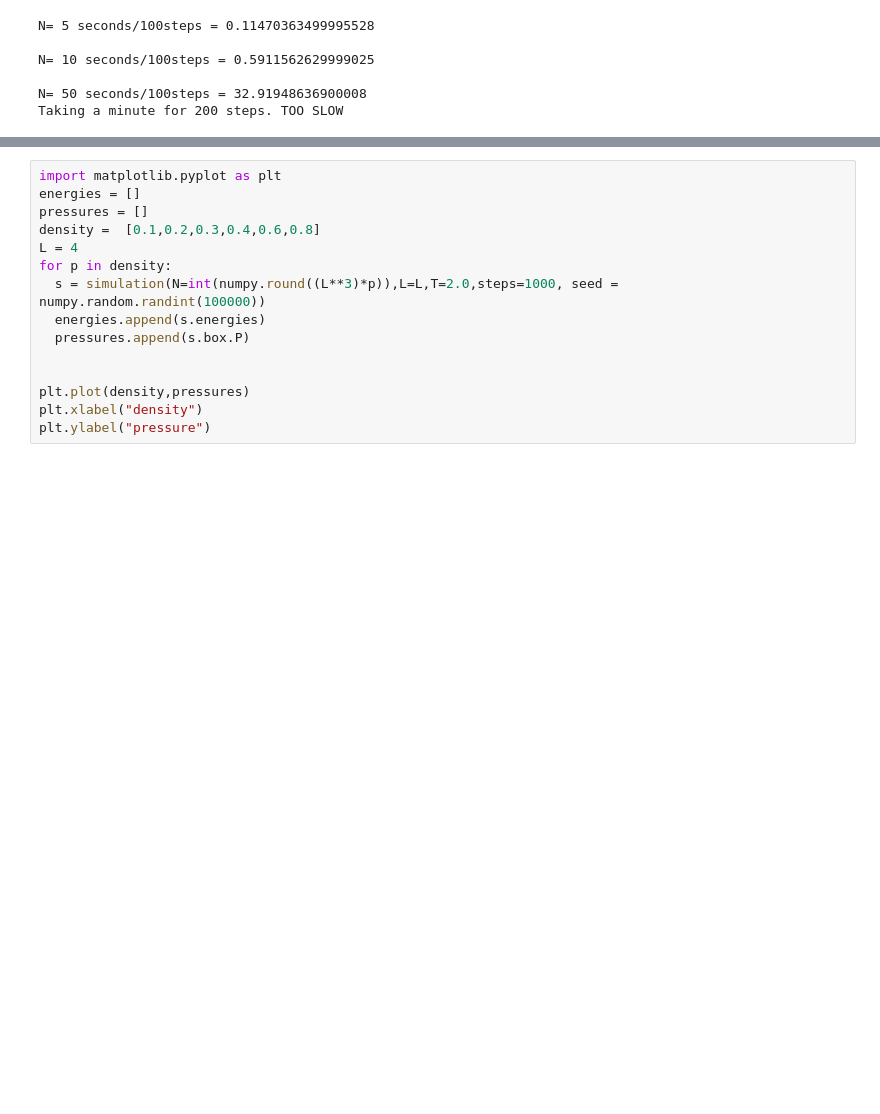
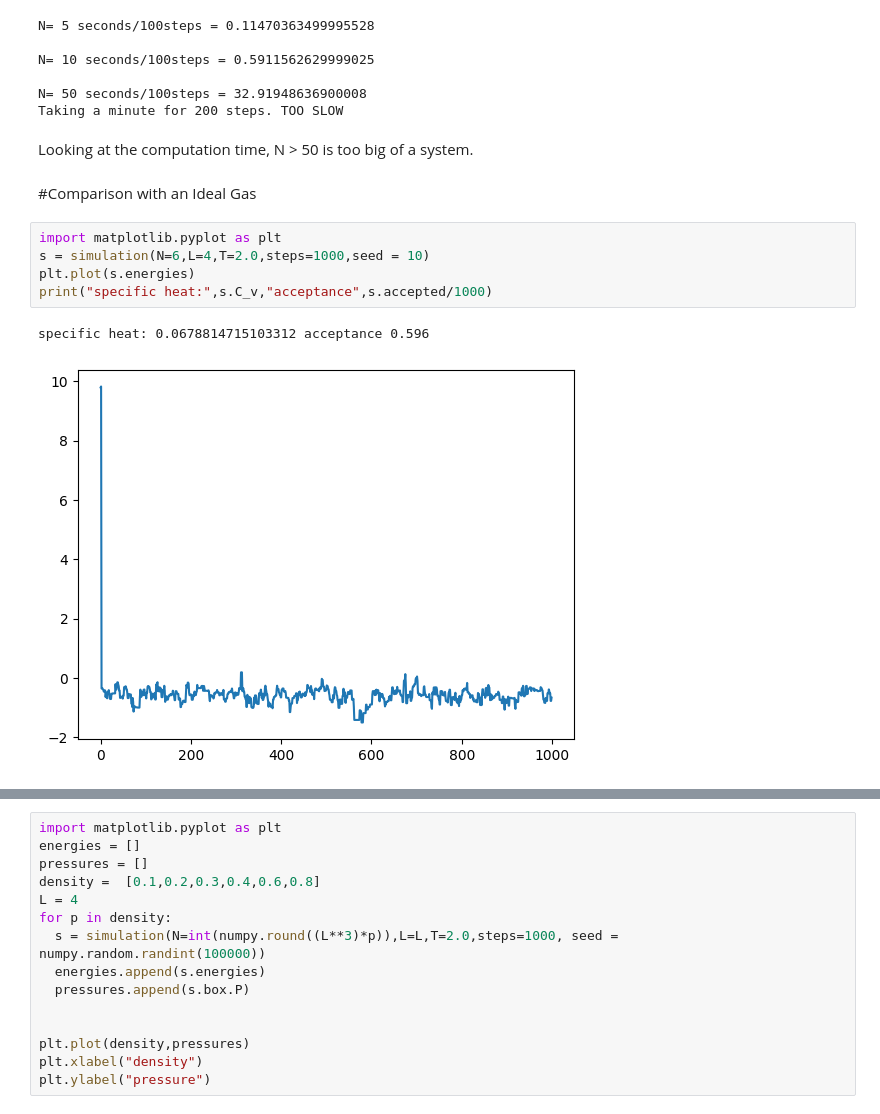
Before and after one commit to StephMcCallum/MSE563-SM, a Jupyter notebook: Project_1.ipynb, the cells around one changed output, grey strips where cells are left out. Saved outputs shown, nothing was run; the diff lists cells and outputs as text; blank space fills up the shorter version.

```diff
--- a/Project_1.ipynb
+++ b/Project_1.ipynb
@@ -218,3 +259,15 @@ N= 10 seconds/100steps = 0.5911562629999025
 
 N= 50 seconds/100steps = 32.91948636900008
 Taking a minute for 200 steps. TOO SLOW
+# %% [markdown]
+Looking at the computation time, N > 50 is too big of a system.
+# %% [markdown]
+#Comparison with an Ideal Gas
+# %%
+import matplotlib.pyplot as plt
+s = simulation(N=6,L=4,T=2.0,steps=1000,seed = 10)
+plt.plot(s.energies)
+print("specific heat:",s.C_v,"acceptance",s.accepted/1000)
+# %% [output]
+specific heat: 0.0678814715103312 acceptance 0.596
+[figure, added]
```
Also changed, not shown: parts of 7 cells of this notebook.
